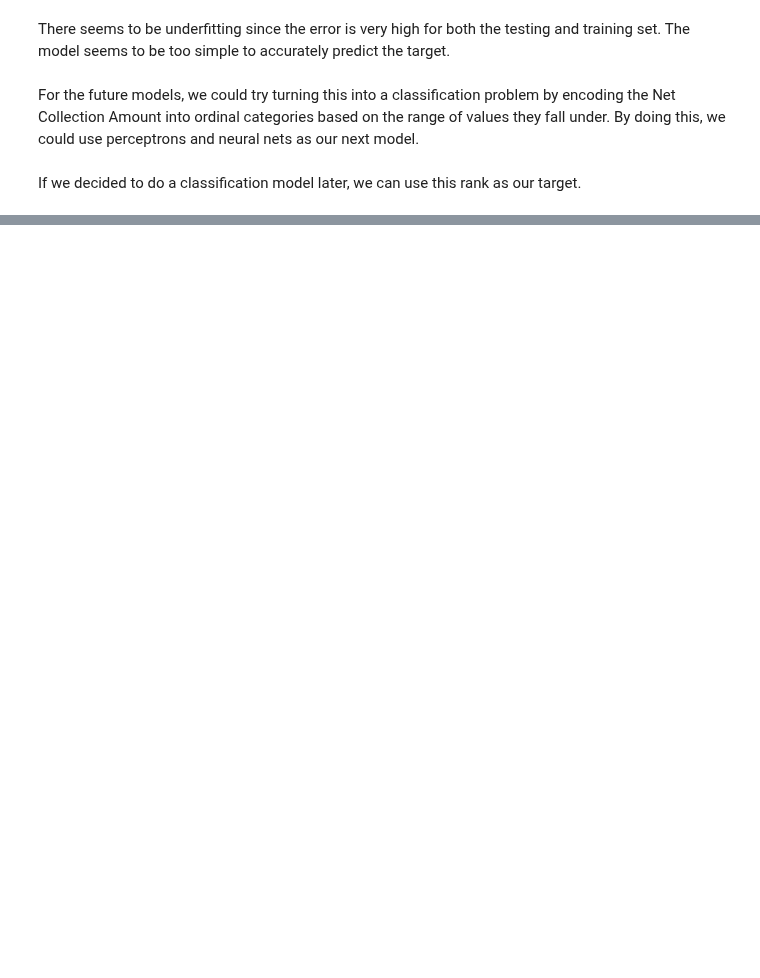
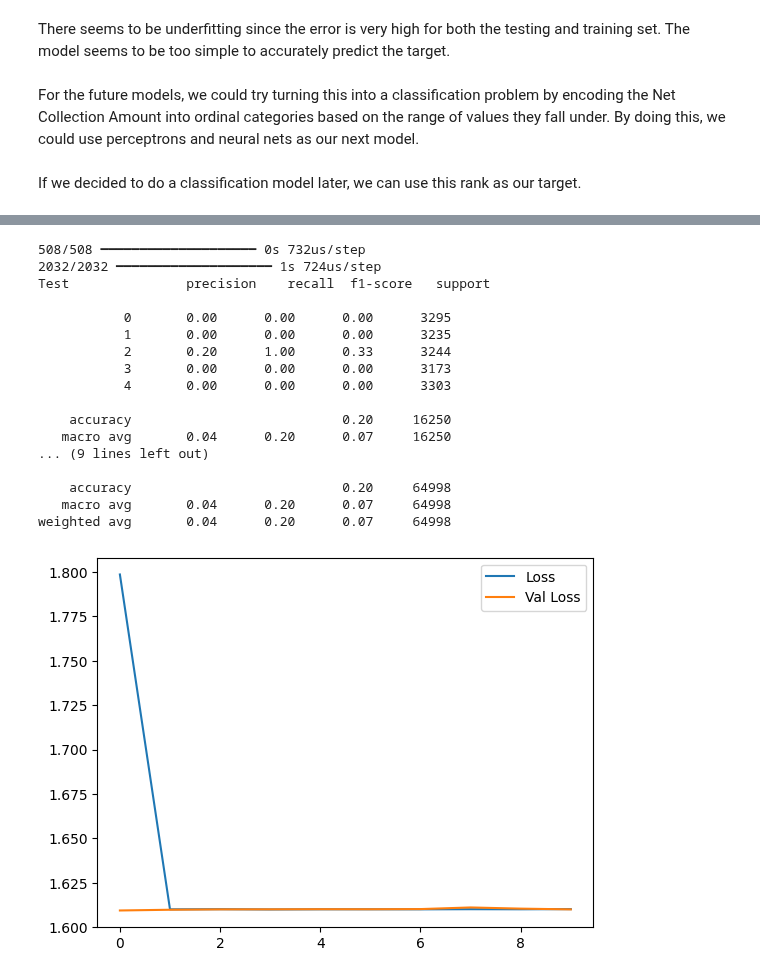
Before and after one commit to rayfin-ucsd/CSE151AGroupProject, a Jupyter notebook: milestone_4.ipynb, the cells around one changed output, grey strips where cells are left out. Drawn from its saved outputs; the diff is of its cells as text; code cells hidden in the pictures; blank space fills up the shorter version.

```diff
--- a/milestone_4.ipynb
+++ b/milestone_4.ipynb
@@ -556,0 +560,23 @@ If we decided to do a classification model later, we can use this rank as our ta
+# %%
+from keras.models import Sequential
+from keras.layers import Dense
+
+modelUnits = [32, 32, 16, 8, 5]
+activationFxn = 'relu'
+
+classifier = Sequential([
+  Dense(units = modelUnits[0], activation=activationFxn, input_dim=df_encoded_classification.shape[1]-1),
+  Dense(units = modelUnits[1], activation=activationFxn),
+  Dense(units = modelUnits[2], activation=activationFxn),
+  Dense(units = modelUnits[3], activation=activationFxn),
+  Dense(units = 5, activation='softmax')
+])
+
+classifier.compile(optimizer='rmsprop', loss='categorical_crossentropy')
+# %%
+from sklearn.preprocessing import OneHotEncoder
+cohe = OneHotEncoder()
+y_class = cohe.fit_transform(df_encoded_classification[['Net Collections Amount Rank']])
+y_class = y_class.todense()
+x_train_class, x_test_class, y_train_class, y_test_class = train_test_split(df_encoded_classification.drop(columns=['Net Collections Amount Rank']), y_class.astype(float), test_size=0.2, random_state=20)
+print(x_train_class.shape, y_train_class.shape)
@@ -556,0 +585,2 @@ If we decided to do a classification model later, we can use this rank as our ta
+# %%
+hist = classifier.fit(x=x_train_class, y=y_train_class, batch_size=1, epochs=10, verbose=1, validation_split=0.2)
@@ -557,3 +608,37 @@ If we decided to do a classification model later, we can use this rank as our ta
+# %%
+from sklearn.metrics import accuracy_score, recall_score, precision_score, confusion_matrix, classification_report
+y_test_raw = classifier.predict(x_test_class)
+y_test_class_pred = np.argmax(y_test_raw, axis=1)
+
+y_train_class_pred = np.argmax(classifier.predict(x_train_class), axis=1)
+
+print("Test", classification_report(y_true=np.asarray(np.argmax(y_test_class, axis=1)), y_pred=np.asarray(y_test_class_pred), labels=np.arange(5)))
+
+print("Train", classification_report(y_true=np.asarray(np.argmax(y_train_class, axis=1)), y_pred=np.asarray(y_train_class_pred), labels=np.arange(5)))
+
+plt.plot(np.arange(len(hist.history['loss'])), hist.history['loss'], label="Loss")
+plt.plot(np.arange(len(hist.history['val_loss'])), hist.history['val_loss'], label="Val Loss")
+plt.legend()
+plt.show()
+# %% [output]
+508/508 ━━━━━━━━━━━━━━━━━━━━ 0s 732us/step
+2032/2032 ━━━━━━━━━━━━━━━━━━━━ 1s 724us/step
+Test               precision    recall  f1-score   support
+
+           0       0.00      0.00      0.00      3295
+           1       0.00      0.00      0.00      3235
+           2       0.20      1.00      0.33      3244
+           3       0.00      0.00      0.00      3173
+           4       0.00      0.00      0.00      3303
+
+    accuracy                           0.20     16250
+   macro avg       0.04      0.20      0.07     16250
+... (9 lines left out)
+
+    accuracy                           0.20     64998
+   macro avg       0.04      0.20      0.07     64998
+weighted avg       0.04      0.20      0.07     64998
+[figure, added]
 # %%
 # Let's try a neural network. We are classifying our values as these ordinal categories:
 df_encoded_classification['Net Collections Amount Rank'].value_counts()
```
Also changed, not shown: parts of 14 cells of this notebook.
